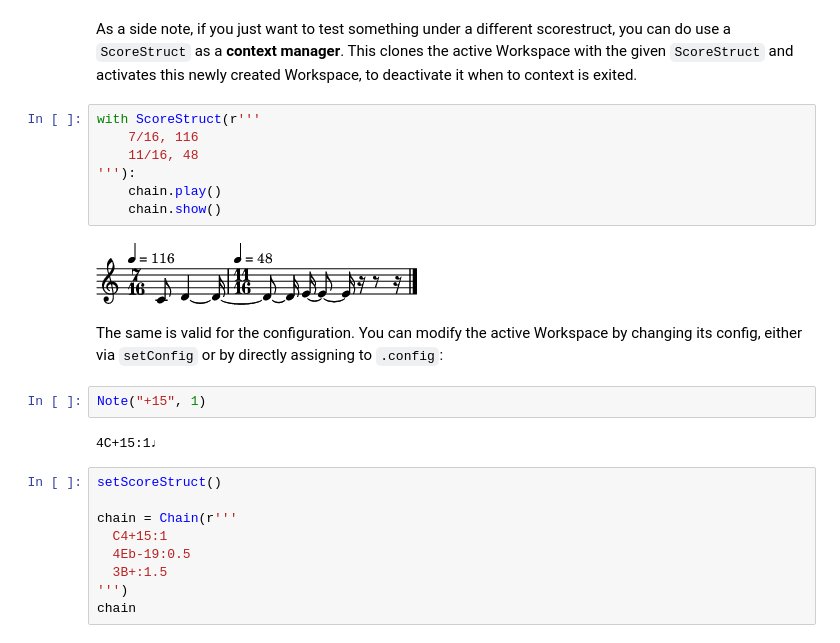
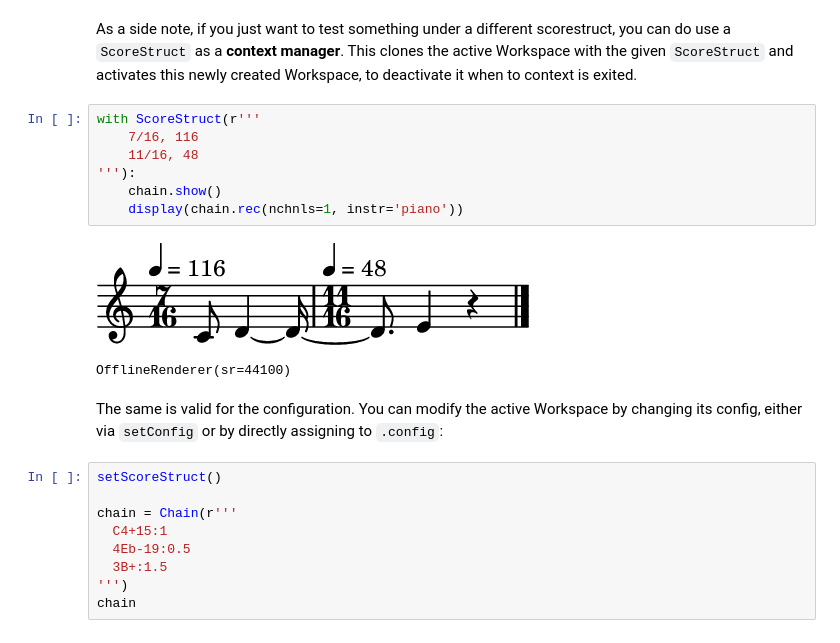
Before and after one commit to gesellkammer/maelzel, a Jupyter notebook: docs/notebooks/getWorkspace.ipynb, the cells around one changed output. Saved outputs shown, nothing was run; the diff lists cells and outputs as text.

```diff
--- a/docs/notebooks/getWorkspace.ipynb
+++ b/docs/notebooks/getWorkspace.ipynb
@@ -90,18 +93,15 @@ As a side note, if you just want to test something under a different scorestruct
 # %%
 with ScoreStruct(r'''
     7/16, 116
     11/16, 48
 '''):
-    chain.play()
     chain.show()
+    display(chain.rec(nchnls=1, instr='piano'))
 # %% [output]
-[figure, old version]
+[figure, new version]
+OfflineRenderer(sr=44100)
 # %% [markdown]
 The same is valid for the configuration. You can modify the active Workspace by changing its config, either via `setConfig` or by directly assigning to `.config`:
-# %%
-Note("+15", 1)
-# %% [output]
-4C+15:1♩
 # %%
 setScoreStruct()
 
```
Also changed, not shown: parts of 9 cells of this notebook, 8 other files.
